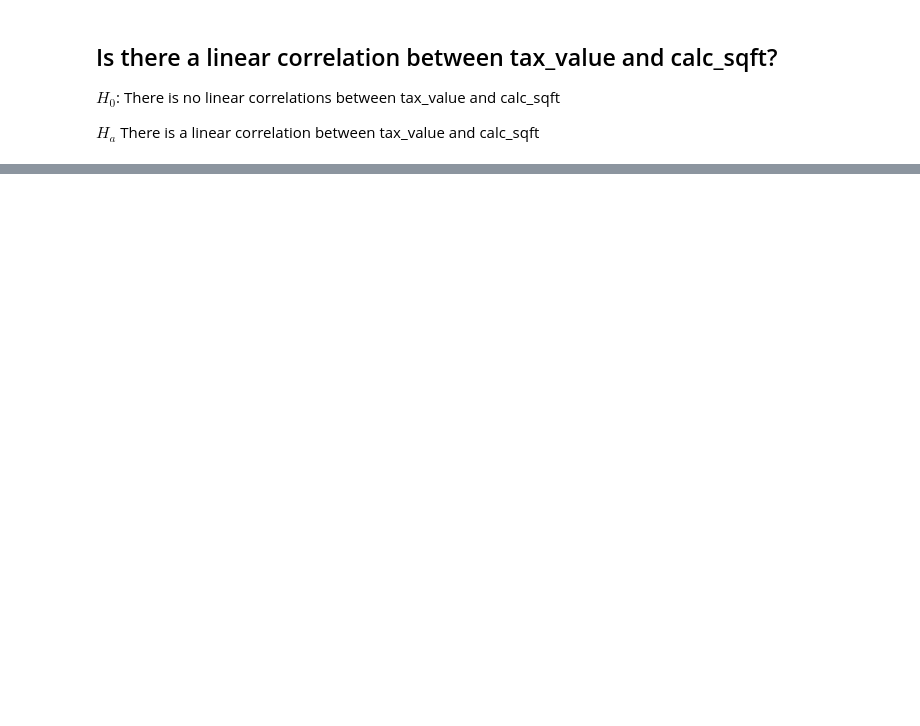
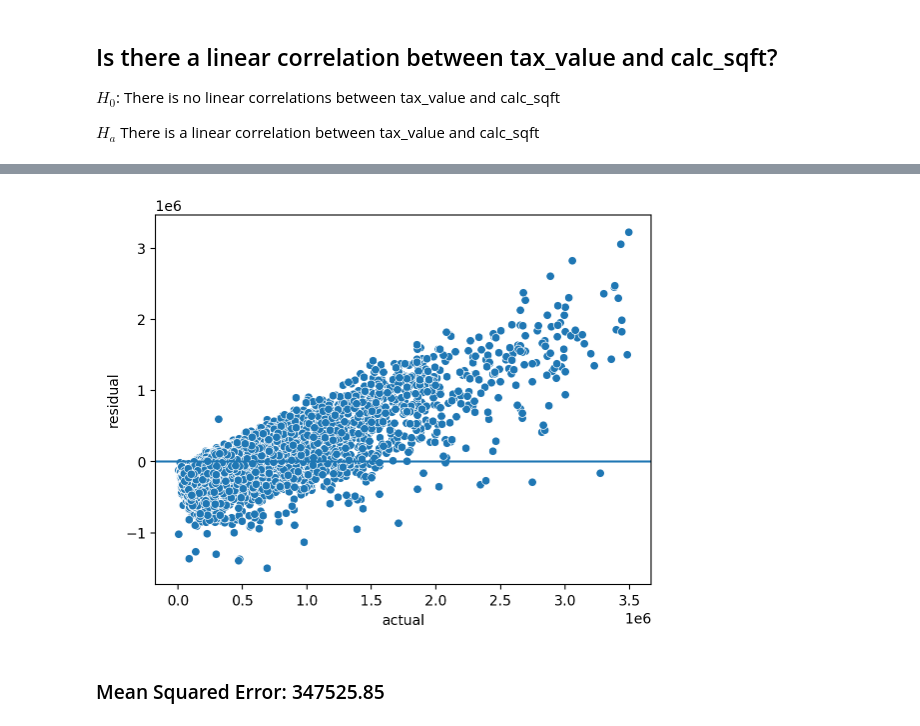
Before and after one commit to Is0metry/project3, a Jupyter notebook: final_report.ipynb, the cells around one changed output, grey strips where cells are left out. Drawn from its saved outputs; the diff is of its cells as text; code cells hidden in the pictures; blank space fills up the shorter version.

```diff
--- a/final_report.ipynb
+++ b/final_report.ipynb
@@ -93,0 +151,10 @@ ex.lat_long(train)
+# %%
+x = ['fips','calc_sqft','bed_count']
+x_rfe = ['fips','calc_sqft','bed_count','half_baths',\
+    'full_baths','year_built']
+y = ['tax_value']
+xtrain = scaled_train[x]
+ytrain = scaled_train[y]
+xtrain_rfe = scaled_train[x_rfe]
+xvalid = validate[x]
+yvalid = validate[y]
@@ -93,0 +169,4 @@ ex.lat_long(train)
+# %%
+reload(m)
+eval, winner = m.evaluate_models(xtrain,ytrain,xvalid,yvalid)
+eval
@@ -93,0 +180,6 @@ ex.lat_long(train)
+# %%
+reload(m)
+m.run_test(winner,test[x],test[y])
+# %% [output]
+[figure, added]
+### Mean Squared Error: 347525.85
```
Also changed, not shown: parts of 21 cells of this notebook.
